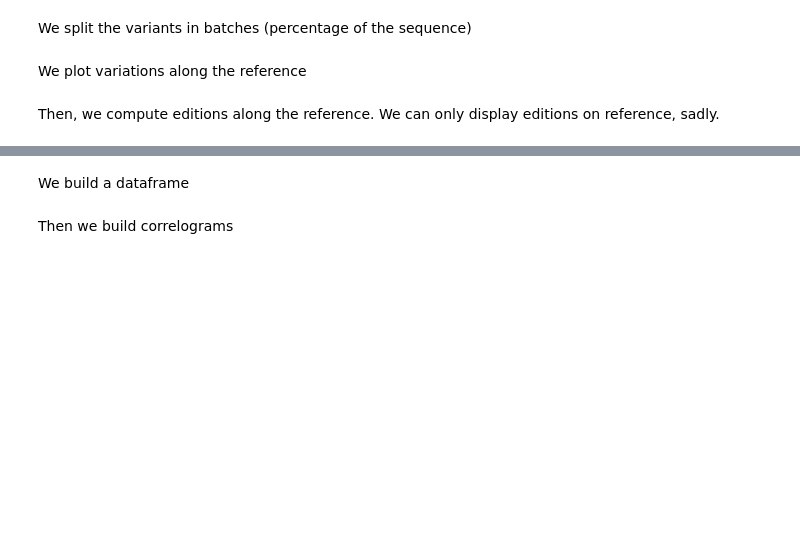
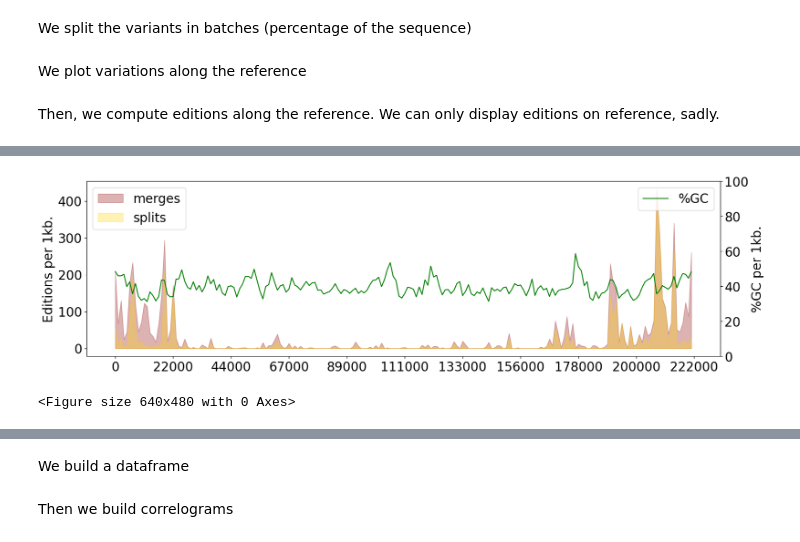
Before and after one commit to dubssieg/pancat_paper, a Jupyter notebook: nb_variants_edition.ipynb, the cells around one changed output, grey strips where cells are left out. Cells and saved outputs as stored; diff of their text form; code cells hidden in the pictures; blank space fills up the shorter version.

```diff
--- a/nb_variants_edition.ipynb
+++ b/nb_variants_edition.ipynb
@@ -205,3 +319,36 @@ plt.clf()
+# %%
+def get_gc_percentage(sequence:str) -> float:
+    return (sum([1 for x in sequence if x=='G' or x=='C'])/len(sequence))*100
+# %%
+fig, ax = plt.subplots(figsize=(18,5))
+#fig.suptitle(f"Distribution of variants between graphs from MGC and PGGB for chromosom {chromosom}")
+
+#fig.supylabel(f'Variants per {round((reference_length/200)/1000)}kb.')
+
+ax.fill_between(list(range(sampling)),counts_editions, color= "darkred", label='merges',alpha=.3)
+ax.fill_between(list(range(sampling)),counts_splits, color= "gold", label='splits',alpha=.3)
+ax.set_ylabel(f'Editions per {round((reference_length/200)/1000)}kb.')
+#ax.set_xticklabels([round(__/ratios) if not __%20 else '' for __ in range(sampling)])
+ax.legend(loc='upper left')
+
+seq:str = ''.join(cactus_gfa.reconstruct_sequences()[reference[0]])
+seq_bins:list = [get_gc_percentage(seq[int(x*(reference_length/200)):int((x+1)*(reference_length/200))]) for x in range(sampling)]
+
+axb = ax.twinx()
+axb.set_ylabel(f'%GC per {round((reference_length/200)/1000)}kb.')
+axb.set_xticks([__ for __ in range(sampling+1) if not __%20])
+axb.set_xticklabels([int(round(__/ratios,-3)) for __ in range(sampling+1) if not __%20 ])
+axb.set_ylim((0,100))
+
+axb.plot(seq_bins,color='green', label=f'%GC') # ,linestyle='dashed'
+axb.legend(loc='upper right')
+
+plt.savefig("figures/editions_nodes_along_reference.png", bbox_inches='tight')
+plt.show()
+plt.clf()
+# %% [output]
+[figure, added]
+<Figure size 640x480 with 0 Axes>
 # %%
 fig, ((ax1, ax2), (ax3, ax4), (ax5, ax6)) = plt.subplots(3,2, sharex=True, sharey='row', figsize=(24,10))
 fig.suptitle(f"Distribution of variants between graphs from MGC and PGGB for chromosom {chromosom}")
```
Also changed, not shown: parts of 18 cells of this notebook.
